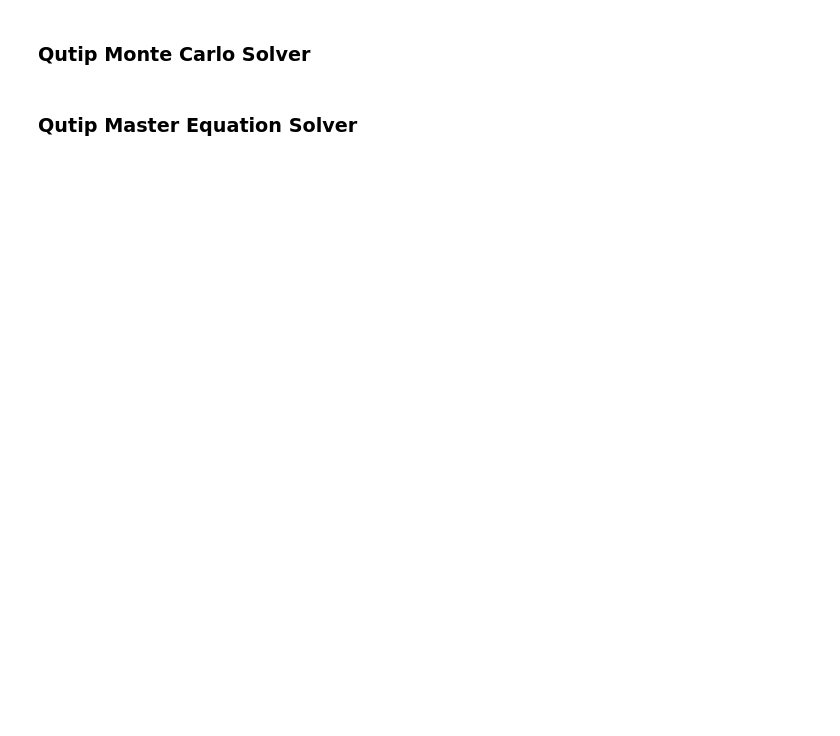
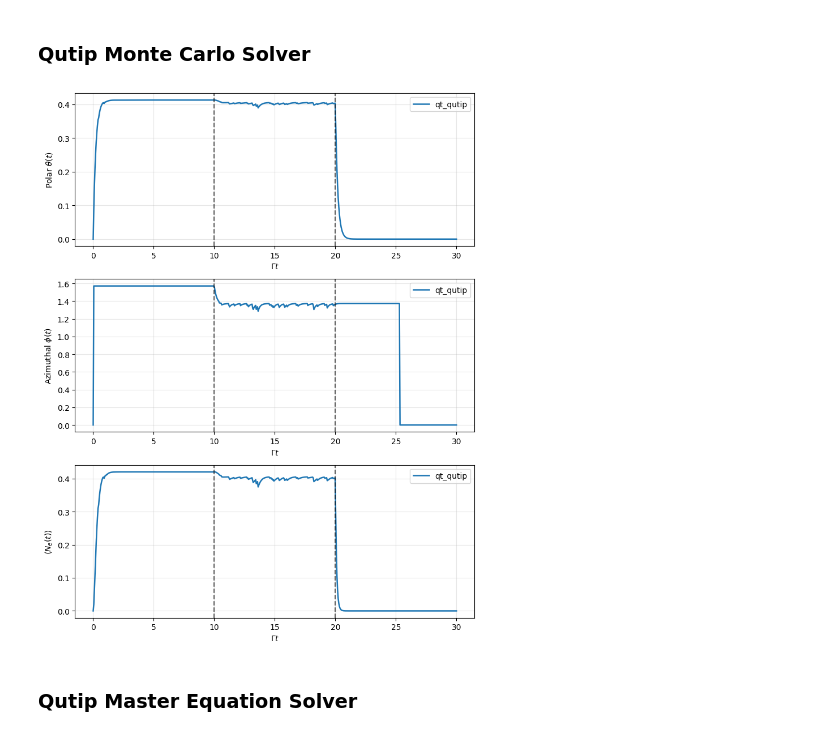
Before and after one commit to AsharKamal98/cavity-OAT, a Jupyter notebook: main.ipynb, the cells around one changed output. Saved outputs shown, nothing was run; the diff lists cells and outputs as text; code cells hidden in the pictures; blank space fills up the shorter version.

```diff
--- a/main.ipynb
+++ b/main.ipynb
@@ -178,34 +184,36 @@ def run_qutip_mcsolve():
     from quantum_trajectories_qutip.sim import (
         simulate_fixed_nj_me_trajectory,
         simulate_fixed_nj_mc_trajectory
     )
     from quantum_trajectories_qutip.aggregator import qutip_fixed_nj_mcsolve_observables
     from common.plotting import plot_trajectory_angles_and_excitation
 
 
     qt_sim = simulate_fixed_nj_mc_trajectory(
         N=N,
         gamma=gamma,
         phases=phases,
         num_points=600,
         ntraj=1,
         seed=1234,
     )
 
     obs_qutip = qutip_fixed_nj_mcsolve_observables(qt_sim)
 
     output_dir = Path("output")
     output_dir.mkdir(exist_ok=True)
     fig, axes = plot_trajectory_angles_and_excitation(
         obs_qutip,
         phases,
         output_path=output_dir / "qt_qutip.png",
         axes=None,
         label="qt_qutip",
 
     )
 
-# run_qutip_mcsolve()
+run_qutip_mcsolve()
+# %% [output]
+[figure, added]
 # %% [markdown]
 ### Qutip Master Equation Solver
 # %%
```
Also changed, not shown: parts of 6 cells of this notebook, 5 other files.
